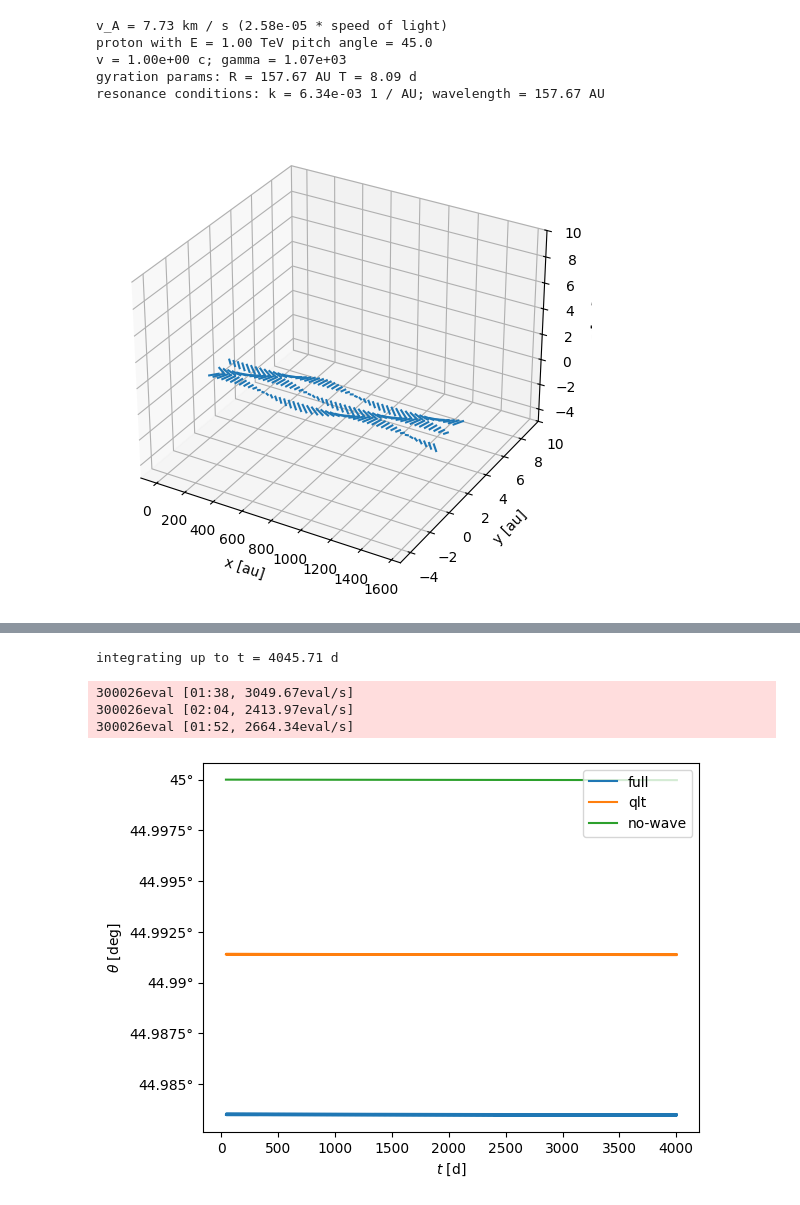
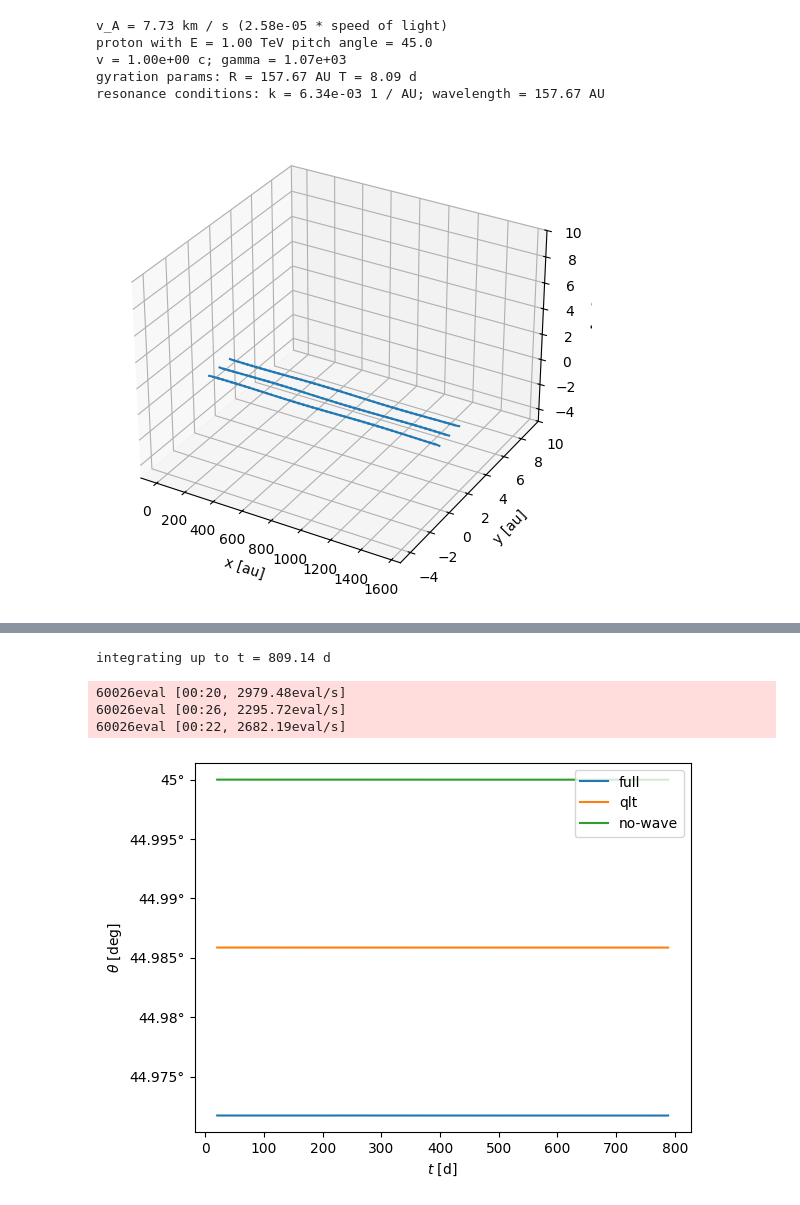
Before and after one commit to nj-vs-vh/gssi-he-th, a Jupyter notebook: Pitch Angle Diffusion Simulation.ipynb, the cells around one changed output, grey strips where cells are left out. Drawn from its saved outputs; the diff is of its cells as text; code cells hidden in the pictures.

Commit message:
??? problems with pitch angle

```diff
--- a/Pitch Angle Diffusion Simulation.ipynb
+++ b/Pitch Angle Diffusion Simulation.ipynb
@@ -17,7 +17,7 @@ Uniform $B_0$ field in X direction with Alfven-wave perturbation with small ampl
 TODO: $\delta B$ must be a spectrum not a monochromatic wave!
 # %%
 B0 = 1e-6 * gauss_cgs
-deltaB = 1e-2 * B0
+deltaB = 1e-3 * B0
 
 # plasma density
 n_IMP = 1 / u.cm**3
@@ -60,6 +60,7 @@ class Particle:
             (gamma * const.m_p * v * np.sin(theta)) * const.c / (const.e.gauss * B0)
         ).to(u.au)
         k_res = (np.tan(theta) / R_L).to(1 / u.au)
+        Omega_L = v * np.sin(theta) / R_L
 
         return Particle(
             E=E,
@@ -67,8 +68,8 @@ class Particle:
             gamma=gamma,
             v=v,
             R_L=R_L,
-            Omega_L=v * np.sin(theta) / R_L,
-            T_L=((2 * np.pi * R_L) / (v * np.sin(theta))).to(u.day),
+            Omega_L=Omega_L,
+            T_L=(2 * np.pi / Omega_L).to(u.day),
             k_res=k_res,
             w_res=(k_res * v_A).to(1 / u.kyr),
             lambda_res=1 / k_res,
@@ -135,7 +136,7 @@ ax.set_zlim(-5, 10)
 
 plt.show()
 # %% [output]
-[figure, old version]
+[figure, new version]
 # %% [markdown]
 # Full numerical integration to obtain particle trajectory
 
@@ -262,7 +263,7 @@ gamma = E / (const.m_p * const.c**2)
 theta = np.pi / 4
 particle = Particle.from_energy_pitch_angle(E=E, theta=theta)
 
-t_max = 500 * particle.T_L
+t_max = 100 * particle.T_L
 print(f"integrating up to t = {t_max:.2f}")
 t_eval = (
     np.arange(0, t_max.to(T_UNIT).value, particle.T_L.to(T_UNIT).value / 30) * T_UNIT
@@ -289,10 +290,10 @@ for approx in APPROX_OPTS:
         )
     solutions[approx] = solution.y
 # %% [output]
-integrating up to t = 4045.71 d
+integrating up to t = 809.14 d
-300026eval [01:38, 3049.67eval/s]
-300026eval [02:04, 2413.97eval/s]
-300026eval [01:52, 2664.34eval/s]
+60026eval [00:20, 2979.48eval/s]
+60026eval [00:26, 2295.72eval/s]
+60026eval [00:22, 2682.19eval/s]
 # %%
 def pitch_angle(solution: np.ndarray) -> np.ndarray:
     vx = solution[0, :]
@@ -314,18 +315,18 @@ def period_average(
 # %%
 _, ax = plt.subplots()
 
 for approx, solution in list(reversed(solutions.items())):
     ax.plot(
-        *period_average(t_eval, pitch_angle(solution), window=10 * particle.T_L),
+        *period_average(t_eval, pitch_angle(solution), window=5 * particle.T_L),
         label=approx,
     )
 
 # ax.axhline(180 * theta / np.pi, color="k", linestyle="--")
 label_axes(ax, "t", "\\theta")
 ax.legend()
 plt.show()
 # %% [output]
-[figure, old version]
+[figure, new version]
 # %%
 from mpl_toolkits.mplot3d.axes3d import Axes3D
 
```
Also changed, not shown: parts of 8 cells of this notebook.
